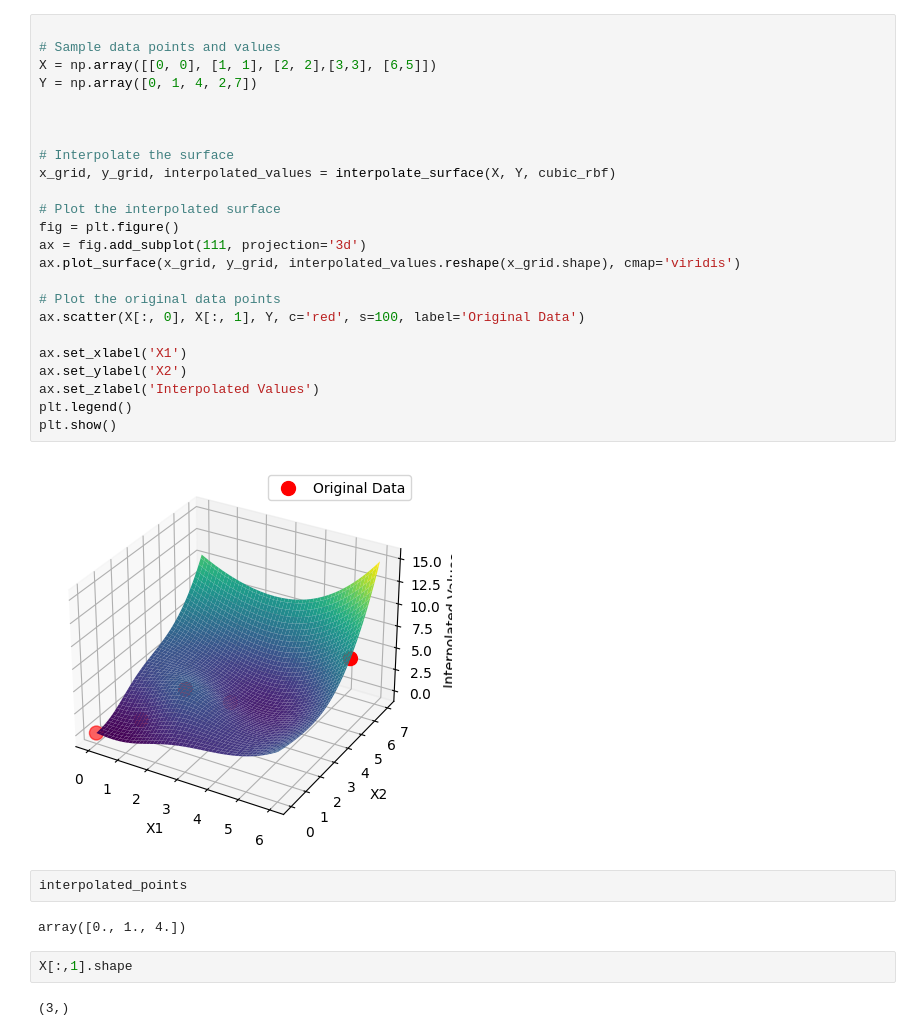
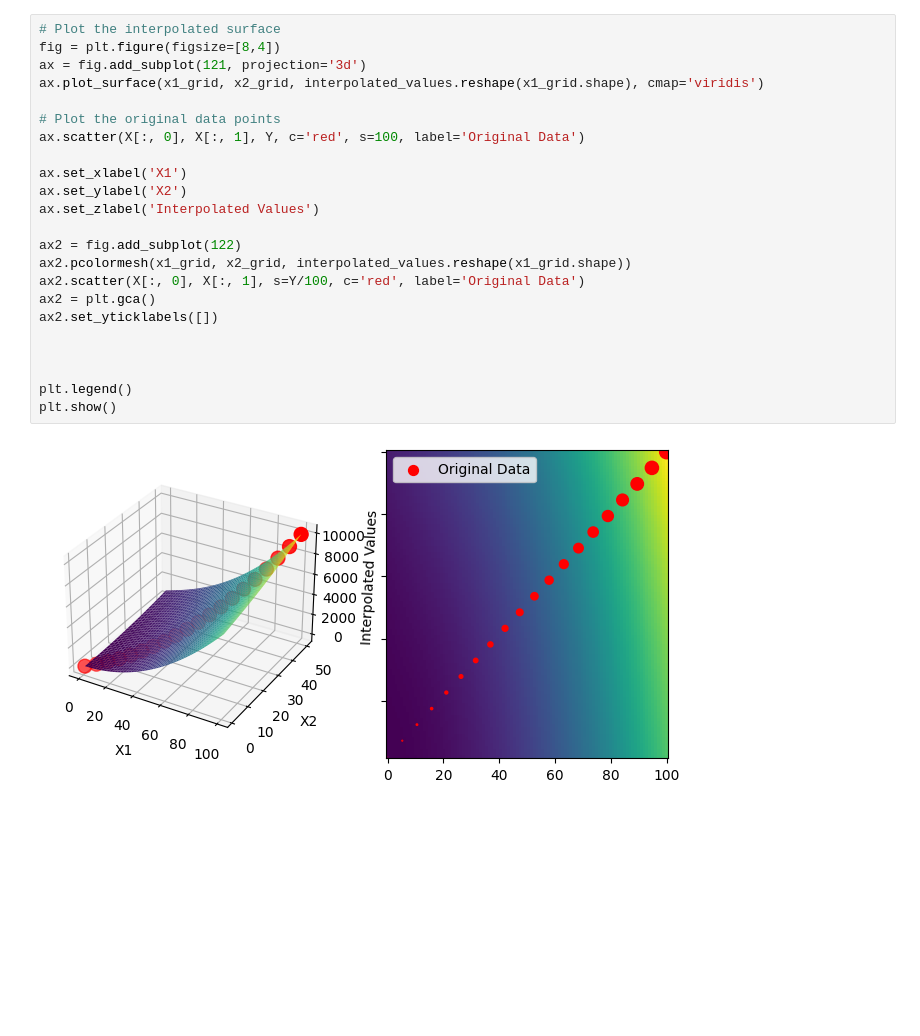
Before and after one commit to brunoCCOS/bs-find-with-sindy, a Jupyter notebook: src/teste.ipynb, the cells around one changed output. Cells and saved outputs as stored; diff of their text form; blank space fills up the shorter version.

```diff
--- a/src/teste.ipynb
+++ b/src/teste.ipynb
@@ -262,34 +184,25 @@ IndexError: index 3 is out of bounds for axis 0 with size 3
 # %%
-
-# Sample data points and values
-X = np.array([[0, 0], [1, 1], [2, 2],[3,3], [6,5]])
-Y = np.array([0, 1, 4, 2,7])
-
-
-
-# Interpolate the surface
-x_grid, y_grid, interpolated_values = interpolate_surface(X, Y, cubic_rbf)
-
 # Plot the interpolated surface
-fig = plt.figure()
-ax = fig.add_subplot(111, projection='3d')
-ax.plot_surface(x_grid, y_grid, interpolated_values.reshape(x_grid.shape), cmap='viridis')
+fig = plt.figure(figsize=[8,4])
+ax = fig.add_subplot(121, projection='3d')
+ax.plot_surface(x1_grid, x2_grid, interpolated_values.reshape(x1_grid.shape), cmap='viridis')
 
 # Plot the original data points
 ax.scatter(X[:, 0], X[:, 1], Y, c='red', s=100, label='Original Data')
 
 ax.set_xlabel('X1')
 ax.set_ylabel('X2')
 ax.set_zlabel('Interpolated Values')
+
+ax2 = fig.add_subplot(122)
+ax2.pcolormesh(x1_grid, x2_grid, interpolated_values.reshape(x1_grid.shape))
+ax2.scatter(X[:, 0], X[:, 1], s=Y/100, c='red', label='Original Data')
+ax2 = plt.gca()
+ax2.set_yticklabels([])
+
+
+
 plt.legend()
 plt.show()
 # %% [output]
-[figure, old version]
+[figure, new version]
-# %%
-interpolated_points
-# %% [output]
-array([0., 1., 4.])
-# %%
-X[:,1].shape
-# %% [output]
-(3,)
```
Also changed, not shown: parts of 6 cells of this notebook.
